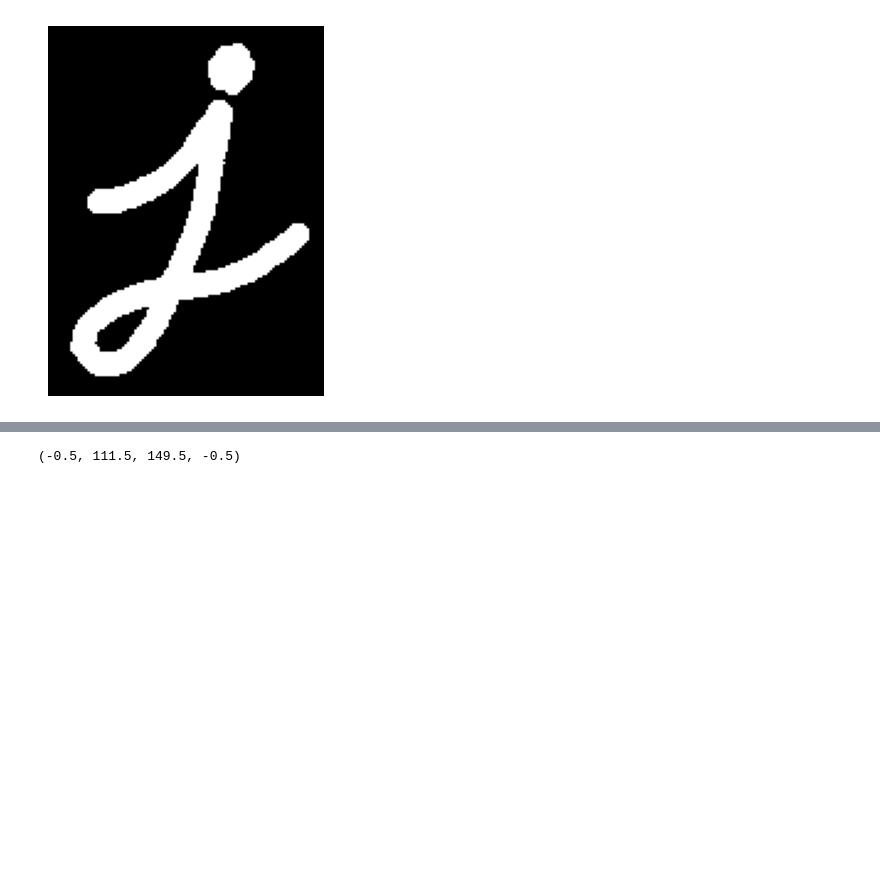
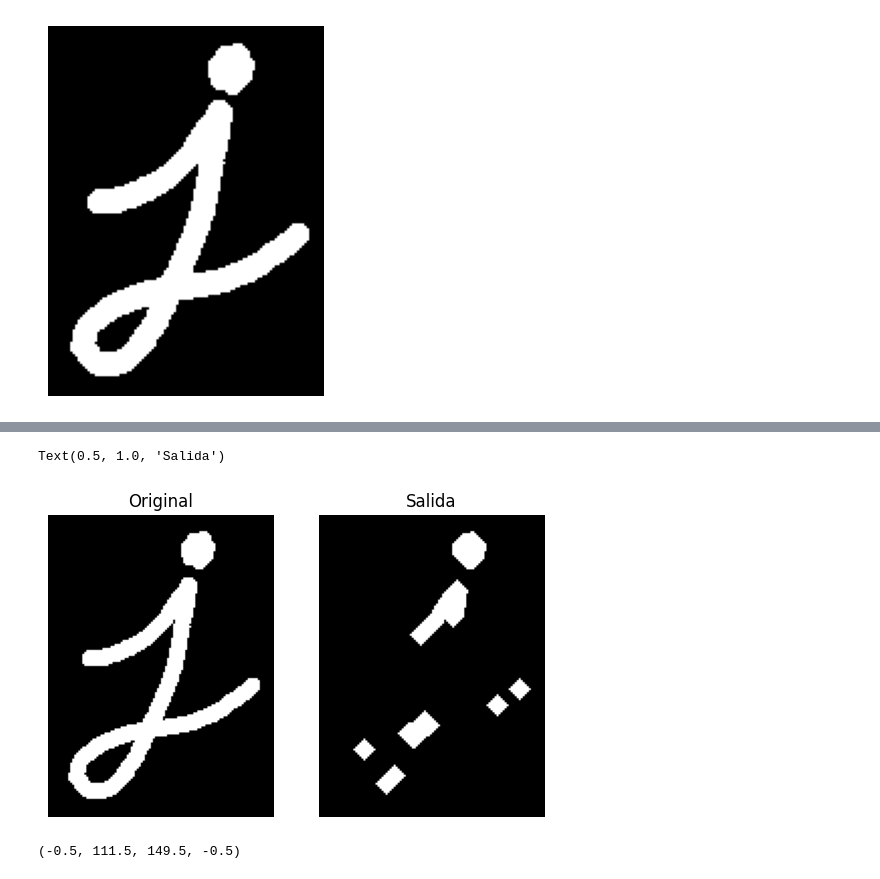
Before and after one commit to vc-2026-ii/vc_convolucion_clase, a Jupyter notebook: convolucion.ipynb, the cells around one changed output, grey strips where cells are left out. Saved outputs shown, nothing was run; the diff lists cells and outputs as text; code cells hidden in the pictures; blank space fills up the shorter version.

```diff
--- a/convolucion.ipynb
+++ b/convolucion.ipynb
@@ -413,3 +418,27 @@ plt.axis('off')
+# %%
+I_out = cv2.erode(I, st_elem, iterations=1)
+I_out = cv2.erode(I_out, st_elem, iterations=1)
+I_out = cv2.erode(I_out, st_elem, iterations=1)
+I_out = cv2.erode(I_out, st_elem, iterations=1)
+I_out = cv2.erode(I_out, st_elem, iterations=1)
+I_out = cv2.dilate(I_out, st_elem, iterations=1)
+I_out = cv2.dilate(I_out, st_elem, iterations=1)
+I_out = cv2.dilate(I_out, st_elem, iterations=1)
+I_out = cv2.dilate(I_out, st_elem, iterations=1)
+I_out = cv2.dilate(I_out, st_elem, iterations=1)
+plt.figure()
+plt.subplot(1,2,1)
+plt.imshow(I,cmap='gray')
+plt.axis('off')
+plt.title('Original')
+
+plt.subplot(1,2,2)
+plt.imshow(I_out,cmap='gray')
+plt.axis('off')
+plt.title('Salida')
+# %% [output]
+Text(0.5, 1.0, 'Salida')
+[figure, added]
 # %%
 Icopy = I.copy()
 Icopy[[20,40,80,100],:] = 0
```
Also changed, not shown: parts of 5 cells of this notebook, 2 other files.
